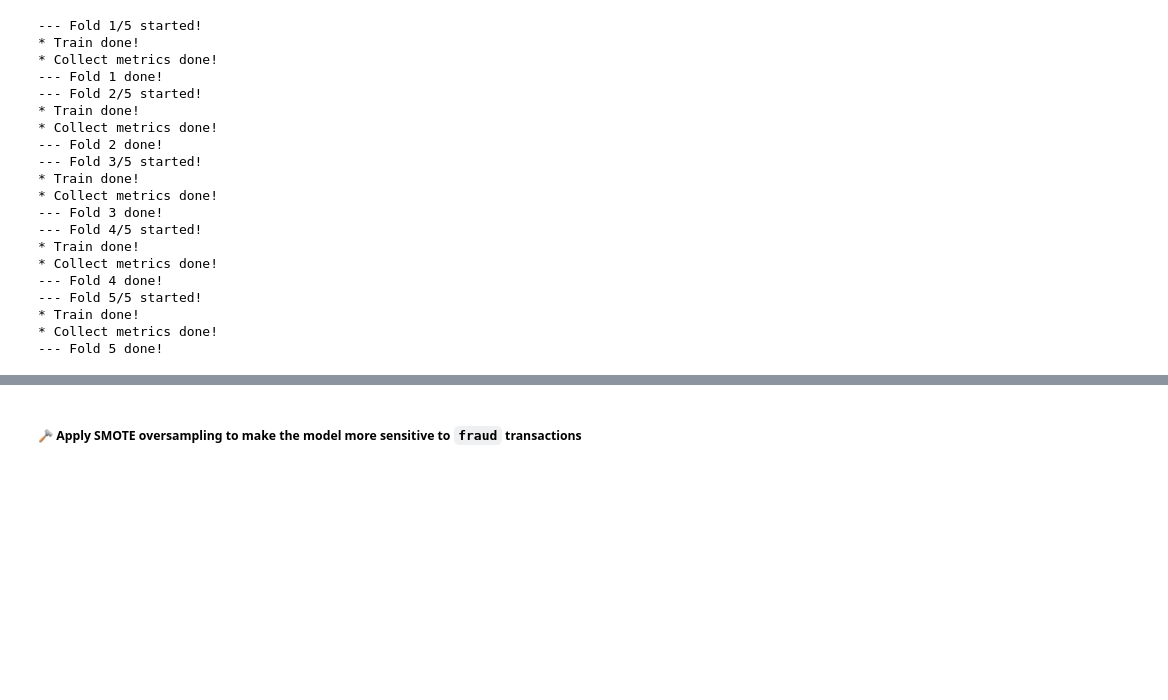
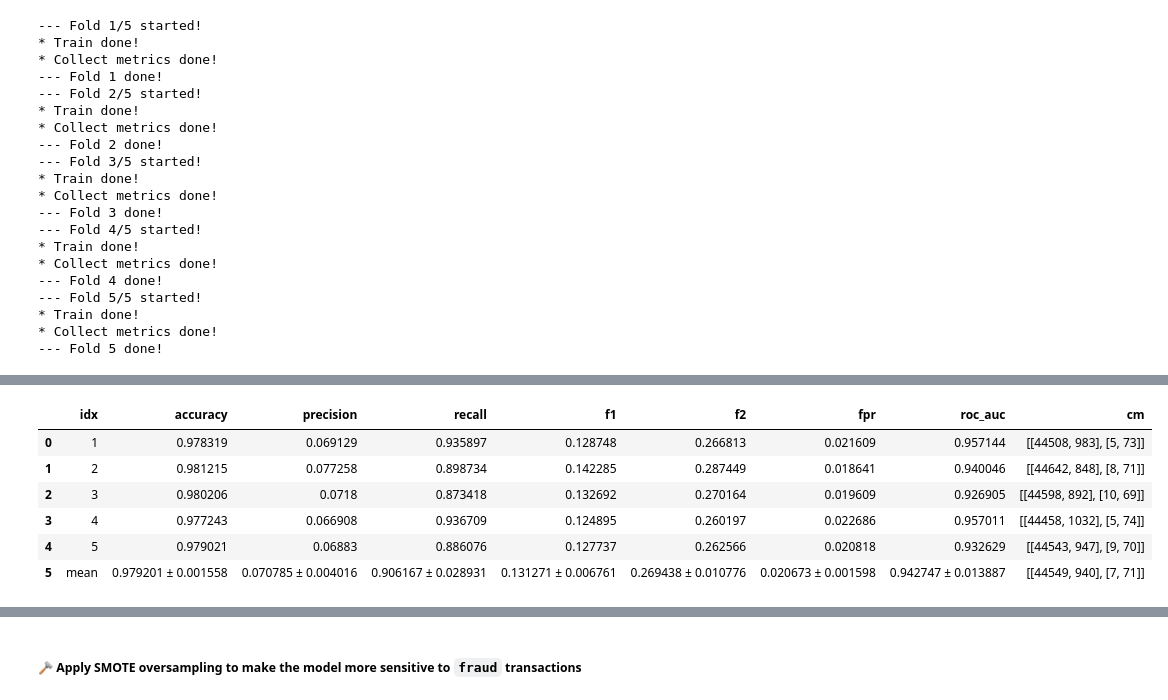
Before and after one commit to trungdung1711/credit-card-fraud-detection, a Jupyter notebook: notebooks/_v1.ipynb, the cells around one changed output, grey strips where cells are left out. Saved outputs shown, nothing was run; the diff lists cells and outputs as text; code cells hidden in the pictures; blank space fills up the shorter version.

```diff
--- a/notebooks/_v1.ipynb
+++ b/notebooks/_v1.ipynb
@@ -516,0 +666,10 @@ k_fold_summary(svm_results).head(100)
+# %%
+k_fold_summary(svm_results).head(100)
+# %% [output]
+|  | idx | accuracy | precision | recall | f1 | f2 | fpr | roc_auc | cm |
+| 0 | 1 | 0.978319 | 0.069129 | 0.935897 | 0.128748 | 0.266813 | 0.021609 | 0.957144 | [[44508, 983], [5, 73]] |
+| 1 | 2 | 0.981215 | 0.077258 | 0.898734 | 0.142285 | 0.287449 | 0.018641 | 0.940046 | [[44642, 848], [8, 71]] |
+| 2 | 3 | 0.980206 | 0.0718 | 0.873418 | 0.132692 | 0.270164 | 0.019609 | 0.926905 | [[44598, 892], [10, 69]] |
+| 3 | 4 | 0.977243 | 0.066908 | 0.936709 | 0.124895 | 0.260197 | 0.022686 | 0.957011 | [[44458, 1032], [5, 74]] |
+| 4 | 5 | 0.979021 | 0.06883 | 0.886076 | 0.127737 | 0.262566 | 0.020818 | 0.932629 | [[44543, 947], [9, 70]] |
+| 5 | mean | 0.979201 ± 0.001558 | 0.070785 ± 0.004016 | 0.906167 ± 0.028931 | 0.131271 ± 0.006761 | 0.269438 ± 0.010776 | 0.020673 ± 0.001598 | 0.942747 ± 0.013887 | [[44549, 940], [7, 71]] |
```
Also changed, not shown: parts of 18 cells of this notebook, 1 other file.
